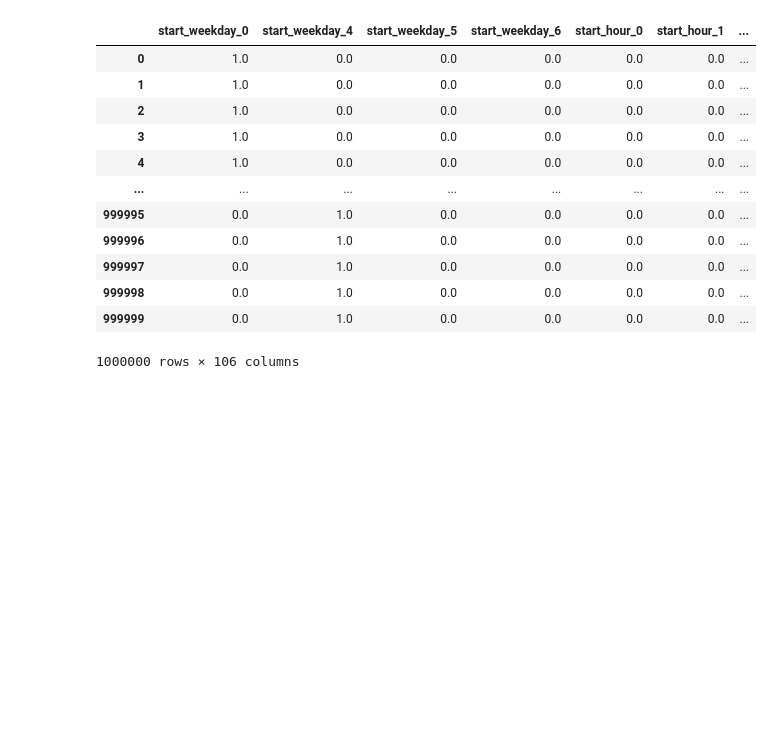
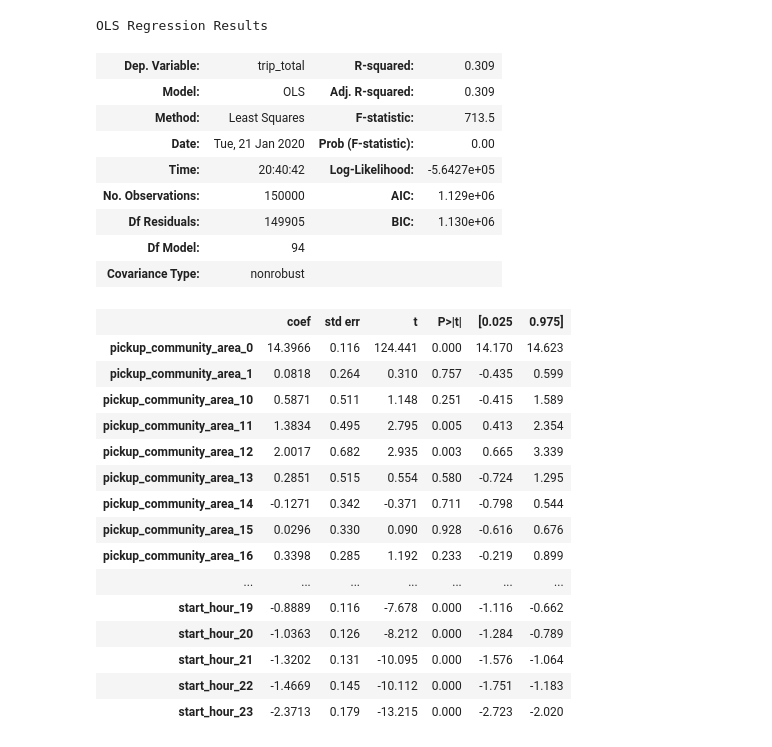
Before and after one commit to muoyo/chicago-ridesharing, a Jupyter notebook: notebooks/rideshare_EDA.ipynb, the cells around one changed output. Saved outputs shown, nothing was run; the diff lists cells and outputs as text; code cells hidden in the pictures; blank space fills up the shorter version.

Commit message:
Train test split

```diff
--- a/notebooks/rideshare_EDA.ipynb
+++ b/notebooks/rideshare_EDA.ipynb
@@ -44,7 +44,7 @@ client = Socrata('data.cityofchicago.org',
 # First 2000 results, returned as JSON from API / converted to Python list of
 # dictionaries by sodapy.
 client.timeout = 10000
-results = client.get("m6dm-c72p", limit=1000000)
+results = client.get("m6dm-c72p", limit=200000)
 
 # Convert to pandas DataFrame
 results_df = pd.DataFrame.from_records(results)
@@ -85,7 +85,9 @@ Index(['trip_id', 'trip_start_timestamp', 'trip_end_timestamp', 'trip_seconds',
       dtype='object')
 # %%
 columns_to_use = ['trip_id', 'trip_start_timestamp', 'trip_end_timestamp', 'trip_seconds',
-       'trip_miles', 'pickup_community_area', 'dropoff_community_area', 'fare', 'tip',
+       'trip_miles', 'pickup_community_area', 'fare', 'tip',
        'additional_charges', 'trip_total' ]
 
 columns_to_drop = [ col for col in results_df.columns if col not in columns_to_use ]
+df = results_df.drop(columns=columns_to_drop)
+df.head()
@@ -155,0 +152,7 @@ X_cat = X_cat.fillna('0')
+# %%
+columns_to_use = ['start_weekday', 'start_hour', 'pickup_community_area']
+
+columns_to_drop = [ col for col in df.columns if col not in columns_to_use ]
+X_cat = df.drop(columns=columns_to_drop)
+X_cat = X_cat.fillna('0')
+X_cat
@@ -156,30 +173,49 @@ X_cat = X_cat.fillna('0')
 # %%
-ohe = OneHotEncoder()
-ohe.fit(X_cat)
-X_cat_ohe = ohe.transform(X_cat)
-columns = ohe.get_feature_names(input_features=X_cat.columns)
-X_cat_df = pd.DataFrame(X_cat_ohe.todense(), columns=columns)
-y = df['fare']
+enc = OneHotEncoder()
+# X_cat_ohe = enc.fit_transform(X_cat)
+# columns = enc.get_feature_names(input_features=X_cat.columns)
+# X_cat_df = pd.DataFrame(X_cat_ohe.todense(), columns=columns)
+y = df['trip_total']
 
 # Split data into training and test sets
-# X_train, X_test, y_train, y_test = train_test_split(X_cat_df, y, test_size=0.25, random_state=12)
+X_train, X_test, y_train, y_test = train_test_split(X_cat, y, test_size=0.25, random_state=12)
 
+# Transform training and test sets
+X_train_enc = enc.fit_transform(X_train, y_train)
+X_test_enc = enc.transform(X_test)
 
-# # Combine categorical and continuous features into the final dataframe
-# X_train_all = pd.concat([pd.DataFrame(X_train_imputed_scaled), cat_train_df], axis=1)
-# X_test_all = pd.concat([pd.DataFrame(X_test_imputed_scaled), cat_test_df], axis=1)
-X_cat_df
+# Convert these columns into a DataFrame
+columns = enc.get_feature_names(input_features=X_train.columns)
+X_train_df = pd.DataFrame(X_train_enc.todense(), columns=columns, index=X_train.index)
+X_test_df = pd.DataFrame(X_test_enc.todense(), columns=columns, index=X_test.index)
+
+X_train_df = sm.add_constant(X_train_df)
+model = sm.OLS(y_train,X_train_df).fit()
+model.summary()
 # %% [output]
+OLS Regression Results
-|  | start_weekday_0 | start_weekday_4 | start_weekday_5 | start_weekday_6 | start_hour_0 | start_hour_1 | ... |
-| 0 | 1.0 | 0.0 | 0.0 | 0.0 | 0.0 | 0.0 | ... |
-| 1 | 1.0 | 0.0 | 0.0 | 0.0 | 0.0 | 0.0 | ... |
-| 2 | 1.0 | 0.0 | 0.0 | 0.0 | 0.0 | 0.0 | ... |
-| 3 | 1.0 | 0.0 | 0.0 | 0.0 | 0.0 | 0.0 | ... |
-| 4 | 1.0 | 0.0 | 0.0 | 0.0 | 0.0 | 0.0 | ... |
-| ... | ... | ... | ... | ... | ... | ... | ... |
-| 999995 | 0.0 | 1.0 | 0.0 | 0.0 | 0.0 | 0.0 | ... |
-| 999996 | 0.0 | 1.0 | 0.0 | 0.0 | 0.0 | 0.0 | ... |
-| 999997 | 0.0 | 1.0 | 0.0 | 0.0 | 0.0 | 0.0 | ... |
-| 999998 | 0.0 | 1.0 | 0.0 | 0.0 | 0.0 | 0.0 | ... |
-| 999999 | 0.0 | 1.0 | 0.0 | 0.0 | 0.0 | 0.0 | ... |
+| Dep. Variable: | trip_total | R-squared: | 0.309 |
+| Model: | OLS | Adj. R-squared: | 0.309 |
+| Method: | Least Squares | F-statistic: | 713.5 |
+| Date: | Tue, 21 Jan 2020 | Prob (F-statistic): | 0.00 |
+| Time: | 20:40:42 | Log-Likelihood: | -5.6427e+05 |
+| No. Observations: | 150000 | AIC: | 1.129e+06 |
+| Df Residuals: | 149905 | BIC: | 1.130e+06 |
+| Df Model: | 94 |  |  |
+| Covariance Type: | nonrobust |  |  |
-1000000 rows × 106 columns
+|  | coef | std err | t | P>|t| | [0.025 | 0.975] |
+| pickup_community_area_0 | 14.3966 | 0.116 | 124.441 | 0.000 | 14.170 | 14.623 |
+| pickup_community_area_1 | 0.0818 | 0.264 | 0.310 | 0.757 | -0.435 | 0.599 |
+| pickup_community_area_10 | 0.5871 | 0.511 | 1.148 | 0.251 | -0.415 | 1.589 |
+| pickup_community_area_11 | 1.3834 | 0.495 | 2.795 | 0.005 | 0.413 | 2.354 |
+| pickup_community_area_12 | 2.0017 | 0.682 | 2.935 | 0.003 | 0.665 | 3.339 |
+| pickup_community_area_13 | 0.2851 | 0.515 | 0.554 | 0.580 | -0.724 | 1.295 |
+| pickup_community_area_14 | -0.1271 | 0.342 | -0.371 | 0.711 | -0.798 | 0.544 |
+| pickup_community_area_15 | 0.0296 | 0.330 | 0.090 | 0.928 | -0.616 | 0.676 |
+| pickup_community_area_16 | 0.3398 | 0.285 | 1.192 | 0.233 | -0.219 | 0.899 |
+| ... | ... | ... | ... | ... | ... | ... |
+| start_hour_19 | -0.8889 | 0.116 | -7.678 | 0.000 | -1.116 | -0.662 |
+| start_hour_20 | -1.0363 | 0.126 | -8.212 | 0.000 | -1.284 | -0.789 |
+| start_hour_21 | -1.3202 | 0.131 | -10.095 | 0.000 | -1.576 | -1.064 |
+| start_hour_22 | -1.4669 | 0.145 | -10.112 | 0.000 | -1.751 | -1.183 |
+| start_hour_23 | -2.3713 | 0.179 | -13.215 | 0.000 | -2.723 | -2.020 |
```
Also changed, not shown: parts of 16 cells of this notebook.
